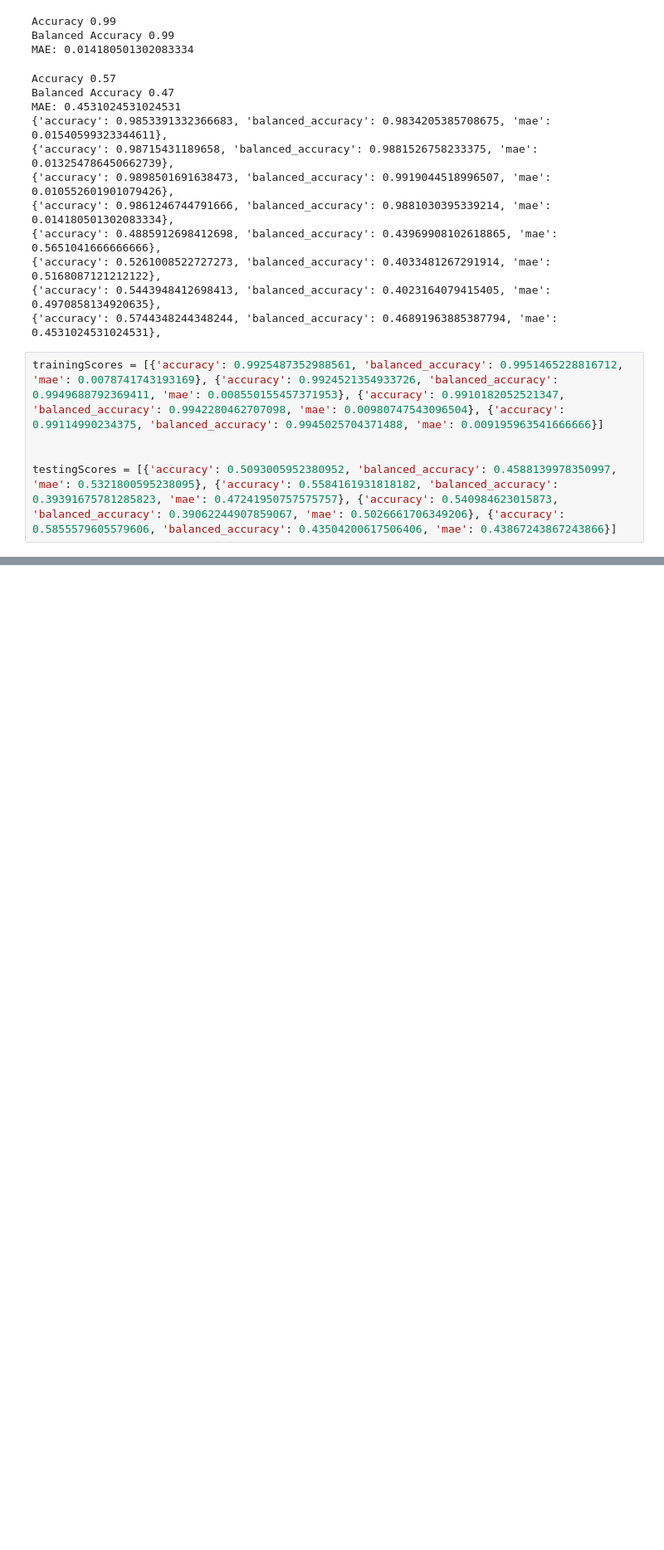
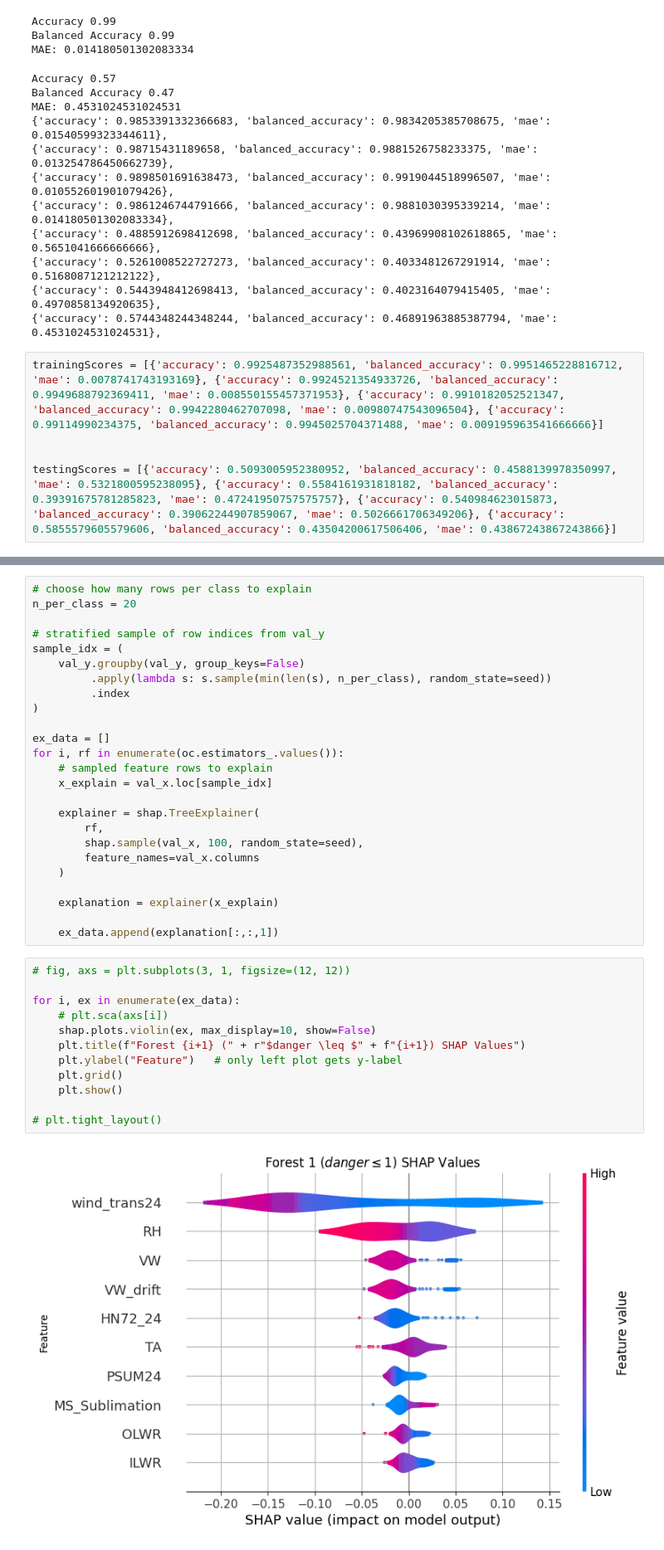
Before and after one commit to CanFam23/avy-forecasting, a Jupyter notebook: notebooks/model/ordinal.ipynb, the cells around one changed output, grey strips where cells are left out. Shown at 83% size. Drawn from its saved outputs; the diff is of its cells as text; blank space fills up the shorter version.

```diff
--- a/notebooks/model/ordinal.ipynb
+++ b/notebooks/model/ordinal.ipynb
@@ -200,0 +285,39 @@ MAE: 0.7235256816740647
+# %%
+# choose how many rows per class to explain
+n_per_class = 20
+
+# stratified sample of row indices from val_y
+sample_idx = (
+    val_y.groupby(val_y, group_keys=False)
+         .apply(lambda s: s.sample(min(len(s), n_per_class), random_state=seed))
+         .index
+)
+
+ex_data = []
+for i, rf in enumerate(oc.estimators_.values()):
+    # sampled feature rows to explain
+    x_explain = val_x.loc[sample_idx]
+
+    explainer = shap.TreeExplainer(
+        rf,
+        shap.sample(val_x, 100, random_state=seed),
+        feature_names=val_x.columns
+    )
+
+    explanation = explainer(x_explain)
+
+    ex_data.append(explanation[:,:,1])
+# %%
+# fig, axs = plt.subplots(3, 1, figsize=(12, 12))
+
+for i, ex in enumerate(ex_data):
+    # plt.sca(axs[i])
+    shap.plots.violin(ex, max_display=10, show=False)
+    plt.title(f"Forest {i+1} (" + r"$danger \leq $" + f"{i+1}) SHAP Values")
+    plt.ylabel("Feature")   # only left plot gets y-label
+    plt.grid()
+    plt.show()
+
+# plt.tight_layout()
+# %% [output]
+[figure, added]
```
Also changed, not shown: parts of 11 cells of this notebook, 1 other file.
